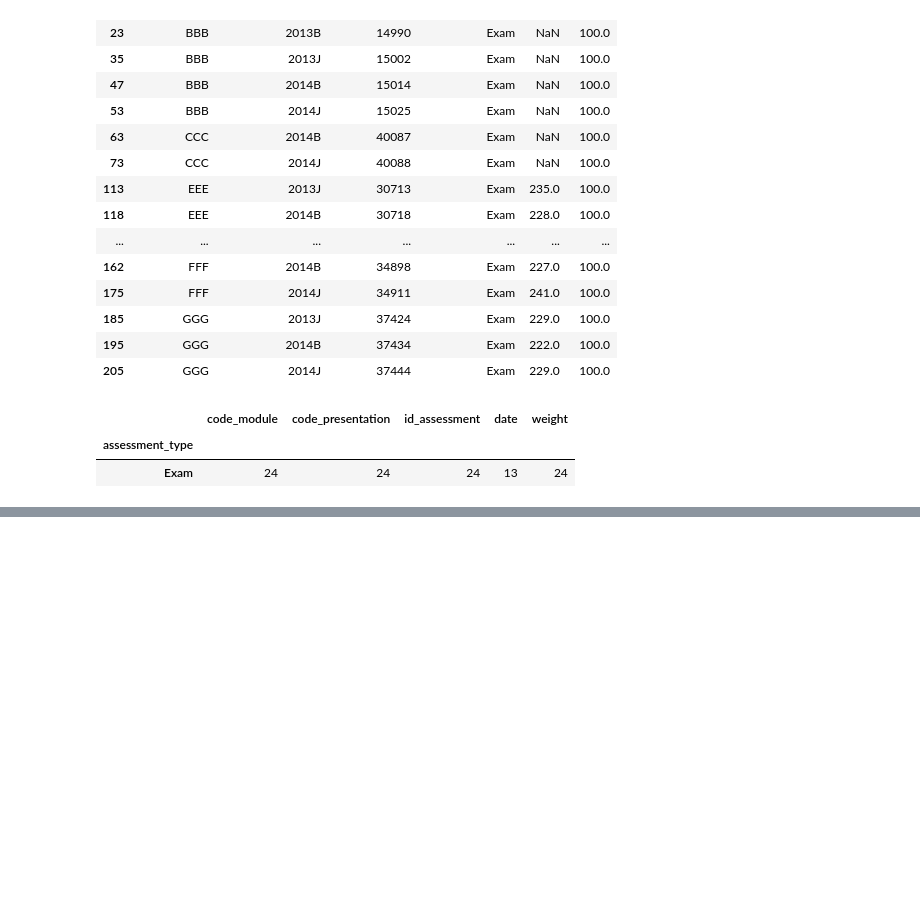
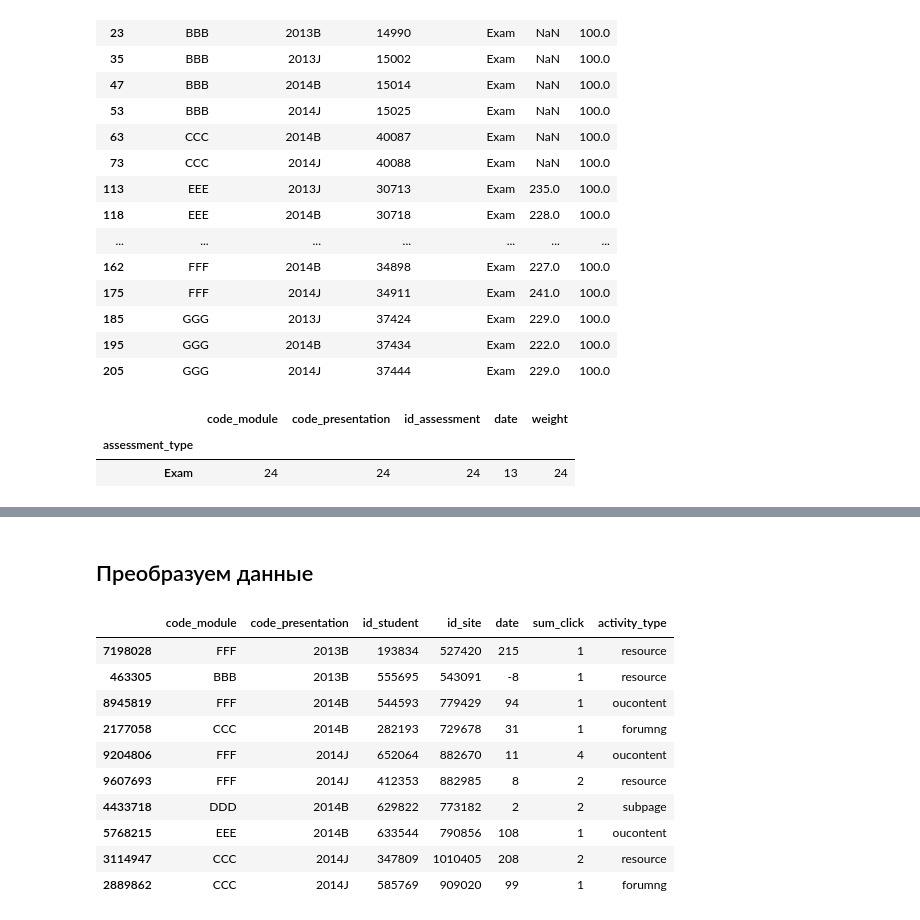
Before and after one commit to pyretttt/mle2, a Jupyter notebook: kaggle/c1/submission.ipynb, the cells around one changed output, grey strips where cells are left out. Saved outputs shown, nothing was run; the diff lists cells and outputs as text; code cells hidden in the pictures; blank space fills up the shorter version.

```diff
--- a/kaggle/c1/submission.ipynb
+++ b/kaggle/c1/submission.ipynb
@@ -157,0 +365,4 @@ assesmentsFullInfo.drop("is_banked", inplace=True, axis=1)
+# %%
+vle[["week_from", "week_to"]].count() # Эти признаки рассматривать не будем их меньше 20%
+vleV1 = vle.drop(["week_from", "week_to"], axis=1)
+vleV1.sample(10)
@@ -157,0 +443,24 @@ assesmentsFullInfo.drop("is_banked", inplace=True, axis=1)
+# %%
+studentInteractions = pd.merge(
+    studentVle,
+    vleV1,
+    how="inner",
+    on=["id_site", "code_module", "code_presentation"]
+)
+assert(studentInteractions.shape[1] == (studentVle.shape[1] + 1)) # Добавили только activity_type
+# %% [markdown]
+## Преобразуем данные
+# %%
+studentInteractions.sample(10) # Предлагается поступить глупо и посчитать общее кол-во взаимодействий с модулем
+# %% [output]
+|  | code_module | code_presentation | id_student | id_site | date | sum_click | activity_type |
+| 7198028 | FFF | 2013B | 193834 | 527420 | 215 | 1 | resource |
+| 463305 | BBB | 2013B | 555695 | 543091 | -8 | 1 | resource |
+| 8945819 | FFF | 2014B | 544593 | 779429 | 94 | 1 | oucontent |
+| 2177058 | CCC | 2014B | 282193 | 729678 | 31 | 1 | forumng |
+| 9204806 | FFF | 2014J | 652064 | 882670 | 11 | 4 | oucontent |
+| 9607693 | FFF | 2014J | 412353 | 882985 | 8 | 2 | resource |
+| 4433718 | DDD | 2014B | 629822 | 773182 | 2 | 2 | subpage |
+| 5768215 | EEE | 2014B | 633544 | 790856 | 108 | 1 | oucontent |
+| 3114947 | CCC | 2014J | 347809 | 1010405 | 208 | 2 | resource |
+| 2889862 | CCC | 2014J | 585769 | 909020 | 99 | 1 | forumng |
```
Also changed, not shown: parts of 22 cells of this notebook.
